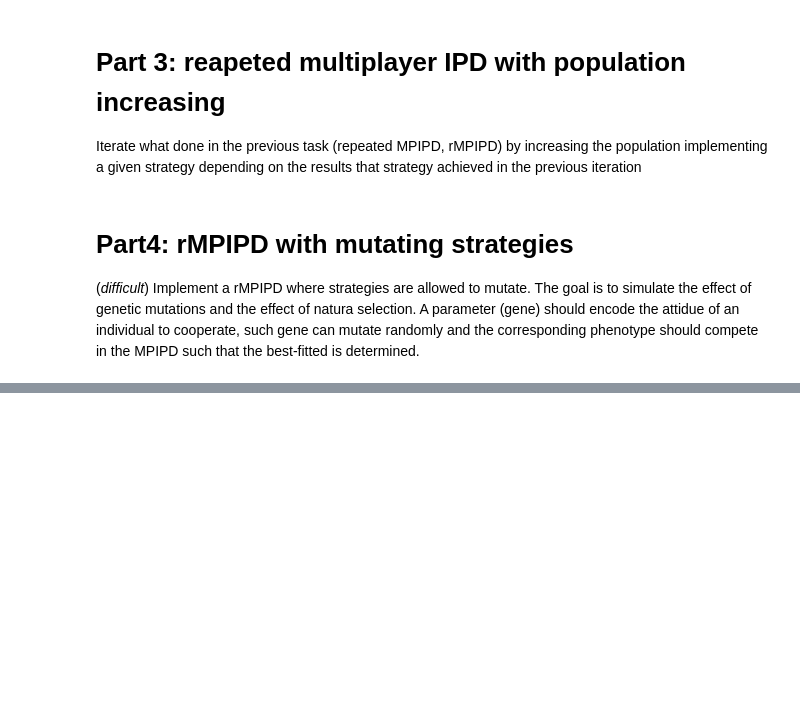
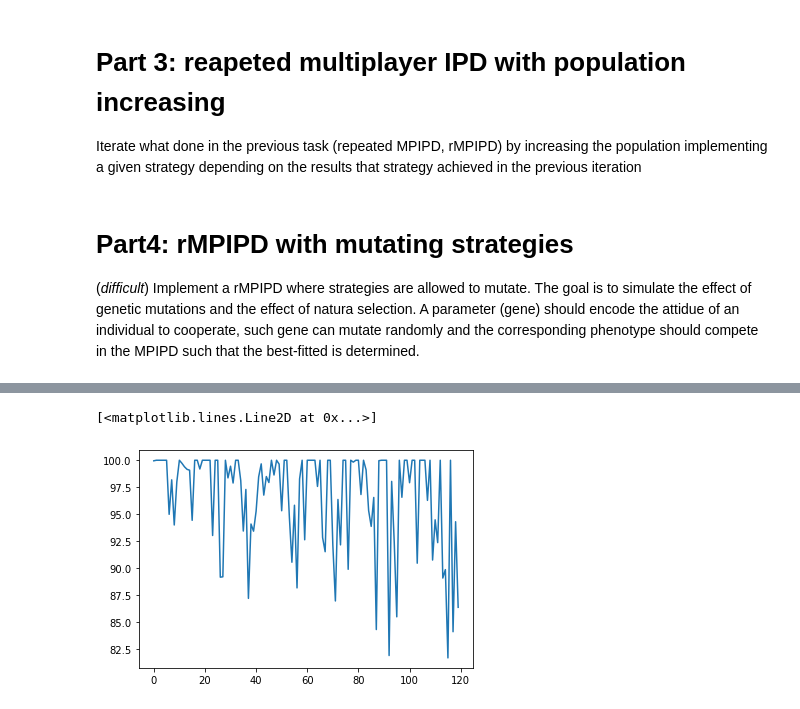
Before and after one commit to donaldssh/Iterative-Prisoners-Dilemma, a Jupyter notebook: Project.ipynb, the cells around one changed output, grey strips where cells are left out. Cells and saved outputs as stored; diff of their text form; code cells hidden in the pictures; blank space fills up the shorter version.

Commit message:
implemented evolving MPIPD

```diff
--- a/Project.ipynb
+++ b/Project.ipynb
@@ -920,3 +515,30 @@ Iterate what done in the previous task (repeated MPIPD, rMPIPD)  by increasing t
 # %% [markdown]
 # Part4: rMPIPD with mutating strategies
 (*difficult*) Implement a rMPIPD where strategies are allowed to mutate. The goal is to simulate the effect of genetic mutations and the effect of natura selection. A parameter (gene) should encode the attidue of an individual to cooperate, such gene can mutate randomly and the corresponding phenotype should compete in the MPIPD such that the best-fitted is determined.
+# %%
+# redefine KBadGuy class adding ID and family
+class KBadGuy2(Player):
+    """
+    Player that outputs the defect move
+    with probability k/100.
+    ID is an identifier, family is the list of its ancestors
+    """
+    def __init__(self, ID, k, family, r_history=[], move_history=[]):
+        self.ID = ID
+        self.k = k
+        self.family = family
+        self.r_history = r_history
+        self.move_history = move_history
+
+    def append_reward(self, reward):
+        self.r_history.append(reward)
+
+    def move(self):
+        uc = [1,0]
+        ud = [0,1]
+        if np.random.rand() > 1-(self.k/100):
+            u = ud
+        else:
+            u = uc
+        self.move_history.append(u)
+        return u
@@ -922,0 +635,19 @@ Iterate what done in the previous task (repeated MPIPD, rMPIPD)  by increasing t
+# %%
+P_list = [KBadGuy2(0, 10, [],[],[]),KBadGuy2(0, 20, [],[],[]),KBadGuy2(0, 30, [],[],[]),KBadGuy2(0, 25, [],[],[]),KBadGuy2(0, 60, [],[],[])]
+id_sup = IDSupplier()
+for i, player in enumerate(P_list):
+    player.ID = id_sup.new_id();
+
+evolvingMPIPD(P_list, 10, 30, 40, children=2)
+
+k_list = []
+for player in P_list:
+    k_list.append(player.k)
+
+
+#TODO make plots of k and family
+#TODO real time plot inside the function?
+plt.plot(k_list)
+# %% [output]
+[<matplotlib.lines.Line2D at 0x...>]
+[figure, added]
```
Also changed, not shown: parts of 21 cells of this notebook.
